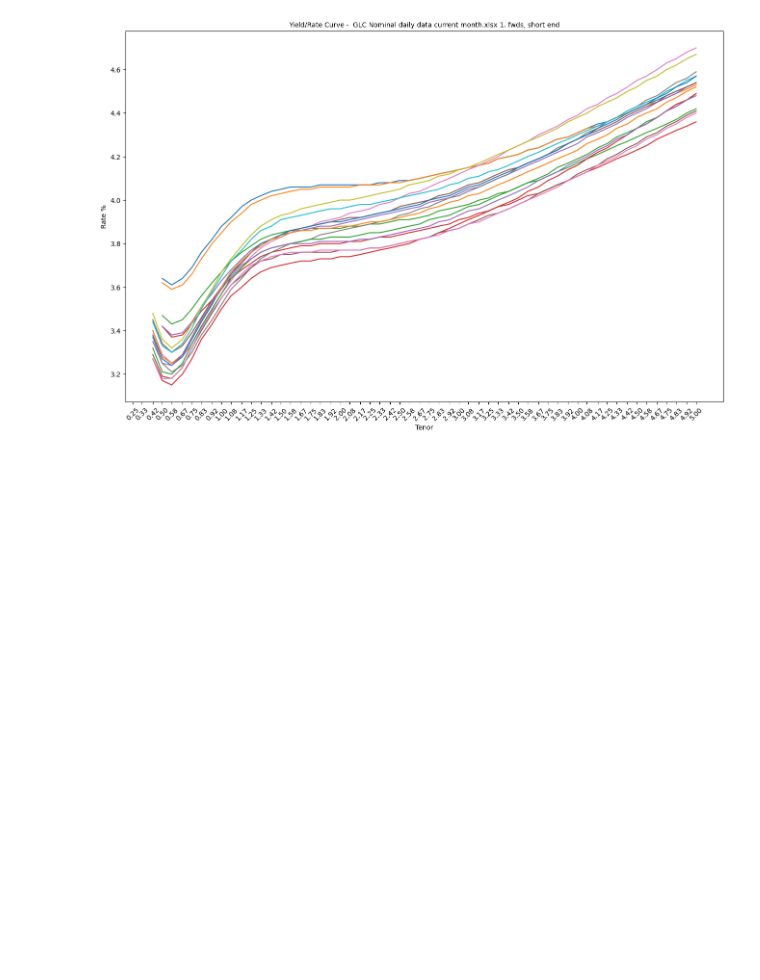
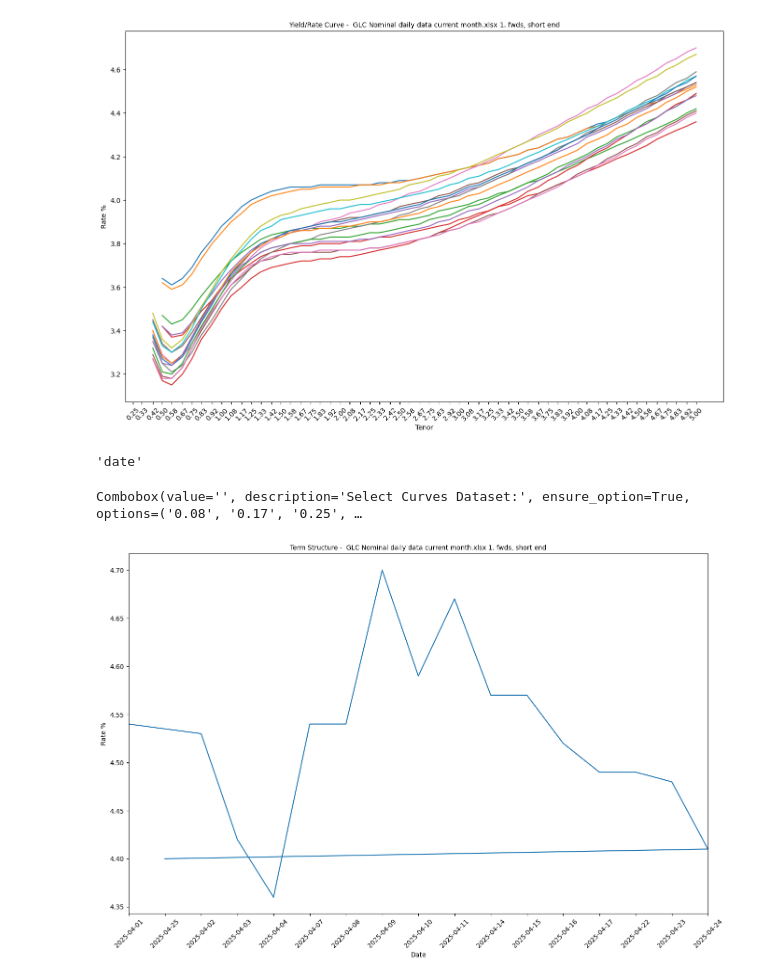
Before and after one commit to valefimoff11/curves, a Jupyter notebook: src/curves-ui.ipynb, the cells around one changed output. Cells and saved outputs as stored; diff of their text form; code cells hidden in the pictures; blank space fills up the shorter version.

```diff
--- a/src/curves-ui.ipynb
+++ b/src/curves-ui.ipynb
@@ -26,10 +38,33 @@ dm = cdm.CurvesDataManager(input_folder_path, file_names, sheet_names)
 # %%
 dm.load_curve_data()
 
-dataset_name = 'GLC Nominal daily data current month.xlsx' + " " + '1. fwds, short end'
-
 dm.visualize_term_structure_all(dm.curve_data[dataset_name], dataset_name)
 dm.visualize_yield_curve_all(dm.curve_data[dataset_name], dataset_name)
 # %% [output]
 [figure]
 [figure]
+# %%
+curve_list = list(dm.curve_data[dataset_name].columns)
+curve_list.pop(0)
+# %% [output]
+'date'
+# %%
+combo_tenors = widgets.Combobox(
+    placeholder='Choose Tenors',
+    options=curve_list,
+    description='Select Curves Dataset:',
+    ensure_option=True,
+    disabled=False
+)
+display(combo_tenors)
+# %% [output]
+Combobox(value='', description='Select Curves Dataset:', ensure_option=True, options=('0.08', '0.17', '0.25', …
+# %%
+curve = combo_tenors.value
+
+if curve == '':
+    curve = '5.0'
+# %%
+dm.visualize_term_structure_specific(dm.curve_data[dataset_name], dataset_name, curve)
+# %% [output]
+[figure, added]
```
Also changed, not shown: parts of 4 cells of this notebook, 1 other file.
